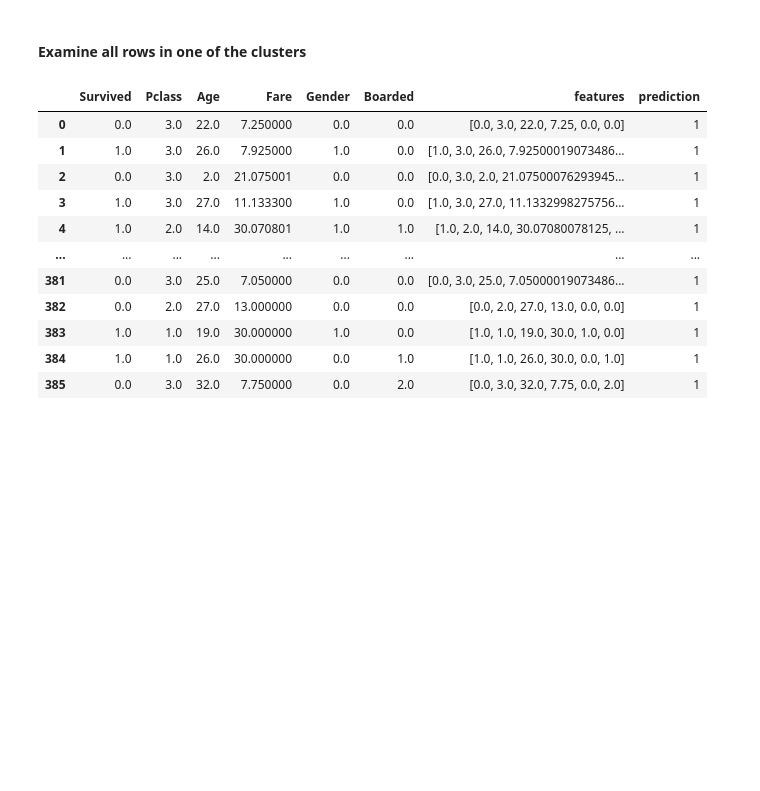
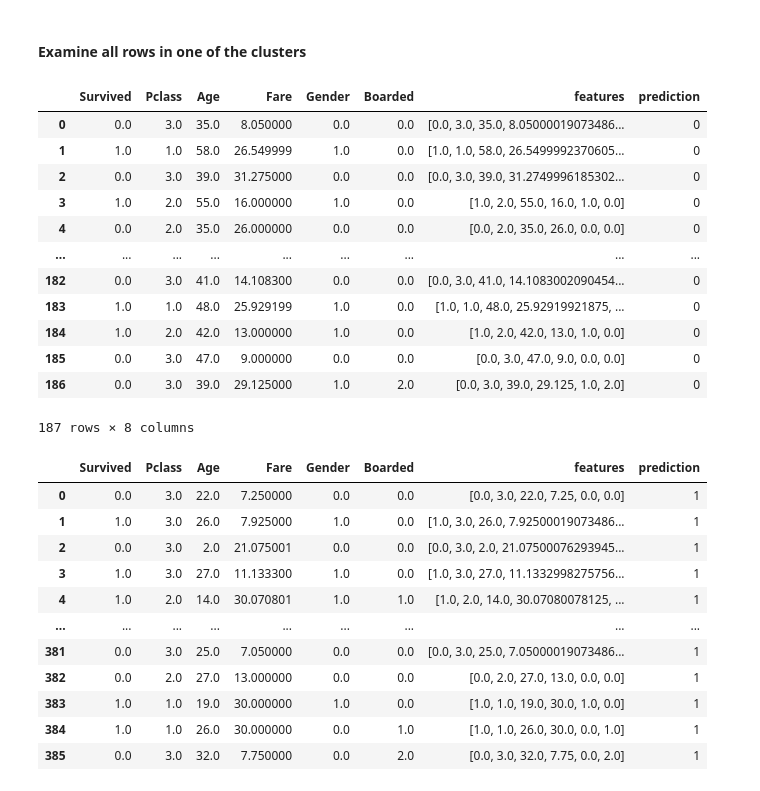
Before and after one commit to MonierAshraf/Advanced_BigData_postgraduate_2024, a Jupyter notebook: Lab_05/m3_demo01_KMeansClustering.ipynb, the cells around one changed output. Saved outputs shown, nothing was run; the diff lists cells and outputs as text; code cells hidden in the pictures; blank space fills up the shorter version.

```diff
--- a/Lab_05/m3_demo01_KMeansClustering.ipynb
+++ b/Lab_05/m3_demo01_KMeansClustering.ipynb
@@ -220,6 +220,22 @@ clusterdData.groupBy('prediction').agg(avg('Survived'),
 | 4 | 4 | 0.685714 | 1.142857 | 35.238095 | 74.926906 | 0.485714 | 0.428571 | ... |
 # %% [markdown]
 #### Examine all rows in one of the clusters
+# %%
+clusterdData.filter(clusterdData.prediction == 0).toPandas()
+# %% [output]
+|  | Survived | Pclass | Age | Fare | Gender | Boarded | features | prediction |
+| 0 | 0.0 | 3.0 | 35.0 | 8.050000 | 0.0 | 0.0 | [0.0, 3.0, 35.0, 8.05000019073486... | 0 |
+| 1 | 1.0 | 1.0 | 58.0 | 26.549999 | 1.0 | 0.0 | [1.0, 1.0, 58.0, 26.5499992370605... | 0 |
+| 2 | 0.0 | 3.0 | 39.0 | 31.275000 | 0.0 | 0.0 | [0.0, 3.0, 39.0, 31.2749996185302... | 0 |
+| 3 | 1.0 | 2.0 | 55.0 | 16.000000 | 1.0 | 0.0 | [1.0, 2.0, 55.0, 16.0, 1.0, 0.0] | 0 |
+| 4 | 0.0 | 2.0 | 35.0 | 26.000000 | 0.0 | 0.0 | [0.0, 2.0, 35.0, 26.0, 0.0, 0.0] | 0 |
+| ... | ... | ... | ... | ... | ... | ... | ... | ... |
+| 182 | 0.0 | 3.0 | 41.0 | 14.108300 | 0.0 | 0.0 | [0.0, 3.0, 41.0, 14.1083002090454... | 0 |
+| 183 | 1.0 | 1.0 | 48.0 | 25.929199 | 1.0 | 0.0 | [1.0, 1.0, 48.0, 25.92919921875, ... | 0 |
+| 184 | 1.0 | 2.0 | 42.0 | 13.000000 | 1.0 | 0.0 | [1.0, 2.0, 42.0, 13.0, 1.0, 0.0] | 0 |
+| 185 | 0.0 | 3.0 | 47.0 | 9.000000 | 0.0 | 0.0 | [0.0, 3.0, 47.0, 9.0, 0.0, 0.0] | 0 |
+| 186 | 0.0 | 3.0 | 39.0 | 29.125000 | 1.0 | 2.0 | [0.0, 3.0, 39.0, 29.125, 1.0, 2.0] | 0 |
+187 rows × 8 columns
 # %%
 clusterdData.filter(clusterdData.prediction == 1).toPandas()
 # %% [output]
```
